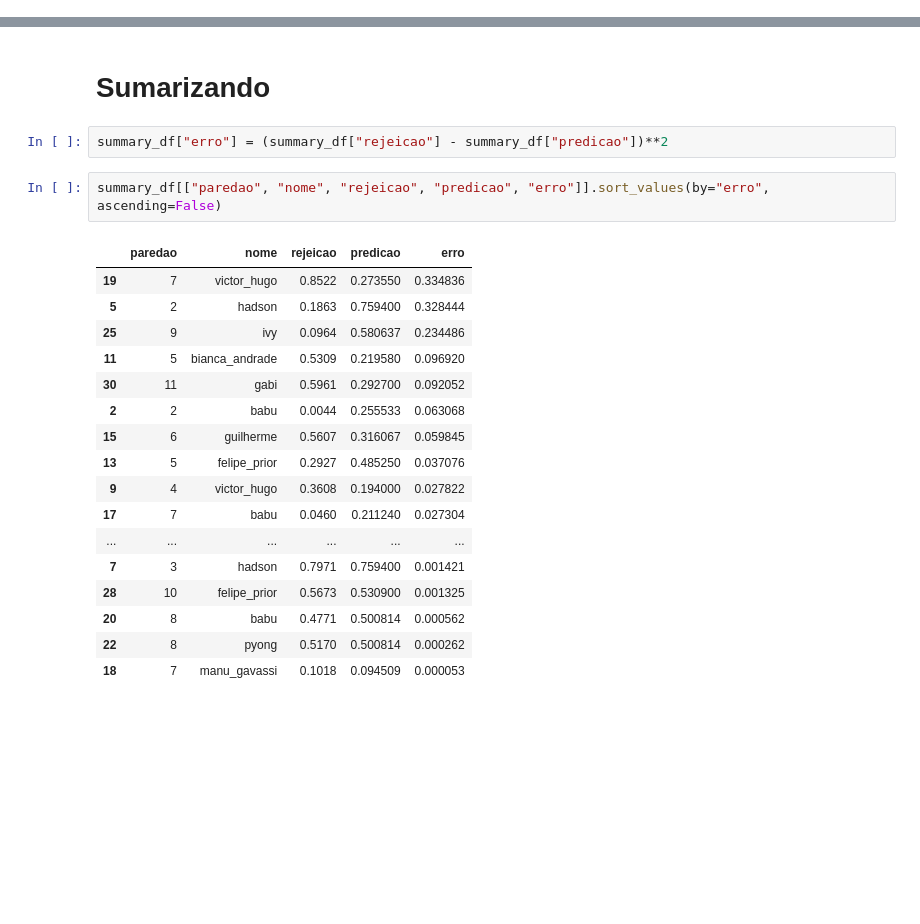
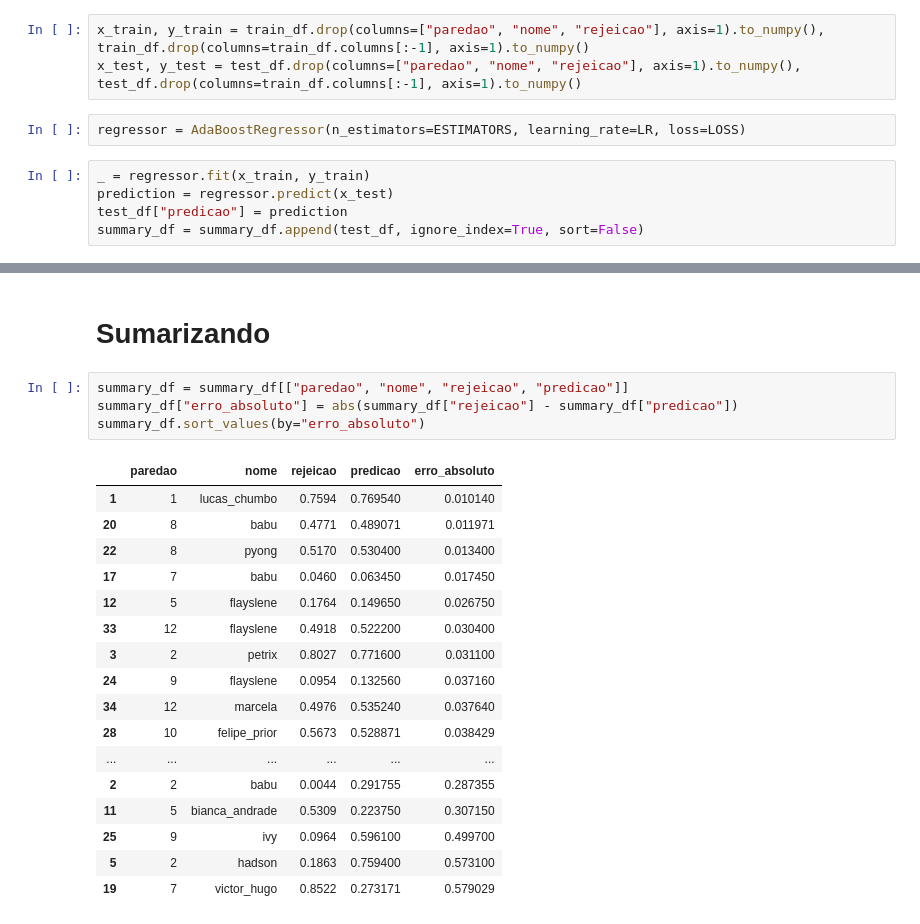
Before and after one commit to kenzosakiyama/BBBert20, a Jupyter notebook: regression/ada_boost_regression.ipynb, the cells around one changed output, grey strips where cells are left out. Drawn from its saved outputs; the diff is of its cells as text; blank space fills up the shorter version.

```diff
--- a/regression/ada_boost_regression.ipynb
+++ b/regression/ada_boost_regression.ipynb
@@ -320,0 +335,10 @@ test_df.sort_values(by="predicao", ascending=False)
+# %%
+x_train, y_train = train_df.drop(columns=["paredao", "nome", "rejeicao"], axis=1).to_numpy(), train_df.drop(columns=train_df.columns[:-1], axis=1).to_numpy()
+x_test, y_test = test_df.drop(columns=["paredao", "nome", "rejeicao"], axis=1).to_numpy(), test_df.drop(columns=train_df.columns[:-1], axis=1).to_numpy()
+# %%
+regressor = AdaBoostRegressor(n_estimators=ESTIMATORS, learning_rate=LR, loss=LOSS)
+# %%
+_ = regressor.fit(x_train, y_train)
+prediction = regressor.predict(x_test)
+test_df["predicao"] = prediction
+summary_df = summary_df.append(test_df, ignore_index=True, sort=False)
@@ -321,24 +352,24 @@ test_df.sort_values(by="predicao", ascending=False)
 # %% [markdown]
 # Sumarizando
-# %%
-summary_df["erro"] = (summary_df["rejeicao"] - summary_df["predicao"])**2
 # %%
-summary_df[["paredao", "nome", "rejeicao", "predicao", "erro"]].sort_values(by="erro", ascending=False)
+summary_df = summary_df[["paredao", "nome", "rejeicao", "predicao"]]
+summary_df["erro_absoluto"] = abs(summary_df["rejeicao"] - summary_df["predicao"])
+summary_df.sort_values(by="erro_absoluto")
 # %% [output]
-|  | paredao | nome | rejeicao | predicao | erro |
-| 19 | 7 | victor_hugo | 0.8522 | 0.273550 | 0.334836 |
-| 5 | 2 | hadson | 0.1863 | 0.759400 | 0.328444 |
-| 25 | 9 | ivy | 0.0964 | 0.580637 | 0.234486 |
-| 11 | 5 | bianca_andrade | 0.5309 | 0.219580 | 0.096920 |
-| 30 | 11 | gabi | 0.5961 | 0.292700 | 0.092052 |
-| 2 | 2 | babu | 0.0044 | 0.255533 | 0.063068 |
-| 15 | 6 | guilherme | 0.5607 | 0.316067 | 0.059845 |
-| 13 | 5 | felipe_prior | 0.2927 | 0.485250 | 0.037076 |
-| 9 | 4 | victor_hugo | 0.3608 | 0.194000 | 0.027822 |
-| 17 | 7 | babu | 0.0460 | 0.211240 | 0.027304 |
+|  | paredao | nome | rejeicao | predicao | erro_absoluto |
+| 1 | 1 | lucas_chumbo | 0.7594 | 0.769540 | 0.010140 |
+| 20 | 8 | babu | 0.4771 | 0.489071 | 0.011971 |
+| 22 | 8 | pyong | 0.5170 | 0.530400 | 0.013400 |
+| 17 | 7 | babu | 0.0460 | 0.063450 | 0.017450 |
+| 12 | 5 | flayslene | 0.1764 | 0.149650 | 0.026750 |
+| 33 | 12 | flayslene | 0.4918 | 0.522200 | 0.030400 |
+| 3 | 2 | petrix | 0.8027 | 0.771600 | 0.031100 |
+| 24 | 9 | flayslene | 0.0954 | 0.132560 | 0.037160 |
+| 34 | 12 | marcela | 0.4976 | 0.535240 | 0.037640 |
+| 28 | 10 | felipe_prior | 0.5673 | 0.528871 | 0.038429 |
 | ... | ... | ... | ... | ... | ... |
-| 7 | 3 | hadson | 0.7971 | 0.759400 | 0.001421 |
-| 28 | 10 | felipe_prior | 0.5673 | 0.530900 | 0.001325 |
-| 20 | 8 | babu | 0.4771 | 0.500814 | 0.000562 |
-| 22 | 8 | pyong | 0.5170 | 0.500814 | 0.000262 |
-| 18 | 7 | manu_gavassi | 0.1018 | 0.094509 | 0.000053 |
+| 2 | 2 | babu | 0.0044 | 0.291755 | 0.287355 |
+| 11 | 5 | bianca_andrade | 0.5309 | 0.223750 | 0.307150 |
+| 25 | 9 | ivy | 0.0964 | 0.596100 | 0.499700 |
+| 5 | 2 | hadson | 0.1863 | 0.759400 | 0.573100 |
+| 19 | 7 | victor_hugo | 0.8522 | 0.273171 | 0.579029 |
```
Also changed, not shown: parts of 14 cells of this notebook, 11 other files.
